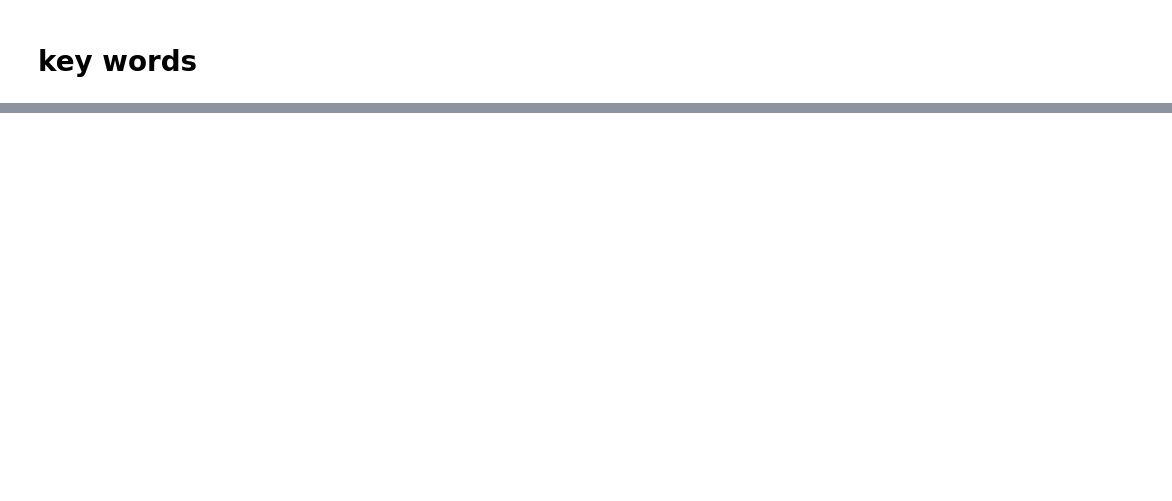
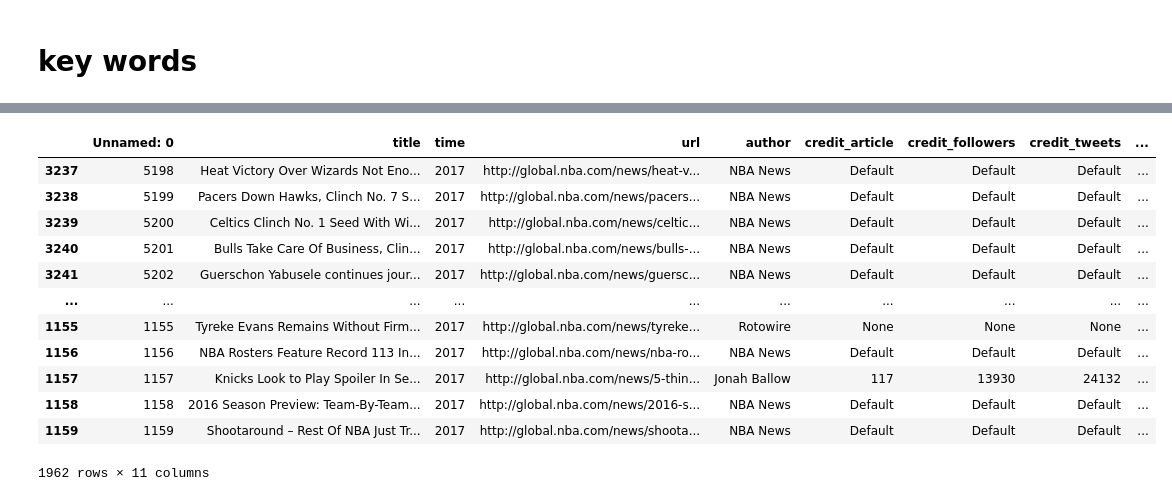
Before and after one commit to tz1211/DS105L-Project-404-Not-Found, a Jupyter notebook: Code/news_sentiment_relevance/relevance_nba_news.ipynb, the cells around one changed output, grey strips where cells are left out. Cells and saved outputs as stored; diff of their text form; code cells hidden in the pictures; blank space fills up the shorter version.

```diff
--- a/Code/news_sentiment_relevance/relevance_nba_news.ipynb
+++ b/Code/news_sentiment_relevance/relevance_nba_news.ipynb
@@ -22,0 +132,17 @@ df1600= pd.read_csv('/Users/annabelitong/desktop/annabel/uni/ds105l/group_projec
+# %%
+news_2017_3 = find_most_frequent_name(news_2017, list_2017)
+news_2017_3
+# %% [output]
+|  | Unnamed: 0 | title | time | url | author | credit_article | credit_followers | credit_tweets | ... |
+| 3237 | 5198 | Heat Victory Over Wizards Not Eno... | 2017 | http://global.nba.com/news/heat-v... | NBA News | Default | Default | Default | ... |
+| 3238 | 5199 | Pacers Down Hawks, Clinch No. 7 S... | 2017 | http://global.nba.com/news/pacers... | NBA News | Default | Default | Default | ... |
+| 3239 | 5200 | Celtics Clinch No. 1 Seed With Wi... | 2017 | http://global.nba.com/news/celtic... | NBA News | Default | Default | Default | ... |
+| 3240 | 5201 | Bulls Take Care Of Business, Clin... | 2017 | http://global.nba.com/news/bulls-... | NBA News | Default | Default | Default | ... |
+| 3241 | 5202 | Guerschon Yabusele continues jour... | 2017 | http://global.nba.com/news/guersc... | NBA News | Default | Default | Default | ... |
+| ... | ... | ... | ... | ... | ... | ... | ... | ... | ... |
+| 1155 | 1155 | Tyreke Evans Remains Without Firm... | 2017 | http://global.nba.com/news/tyreke... | Rotowire | None | None | None | ... |
+| 1156 | 1156 | NBA Rosters Feature Record 113 In... | 2017 | http://global.nba.com/news/nba-ro... | NBA News | Default | Default | Default | ... |
+| 1157 | 1157 | Knicks Look to Play Spoiler In Se... | 2017 | http://global.nba.com/news/5-thin... | Jonah Ballow | 117 | 13930 | 24132 | ... |
+| 1158 | 1158 | 2016 Season Preview: Team-By-Team... | 2017 | http://global.nba.com/news/2016-s... | NBA News | Default | Default | Default | ... |
+| 1159 | 1159 | Shootaround – Rest Of NBA Just Tr... | 2017 | http://global.nba.com/news/shoota... | NBA News | Default | Default | Default | ... |
+1962 rows × 11 columns
```
Also changed, not shown: parts of 25 cells of this notebook, 6 other files.
